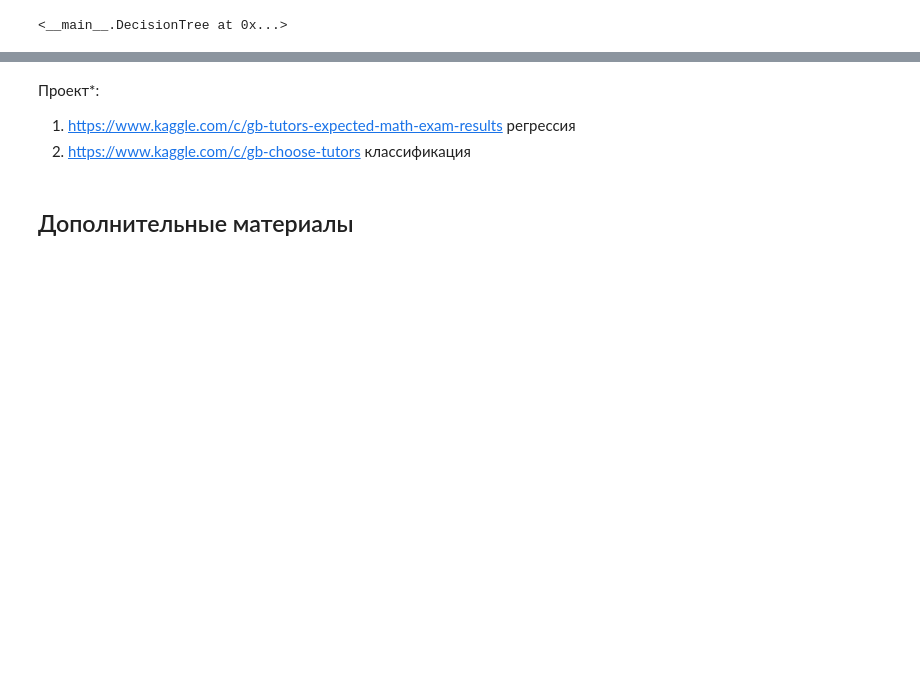
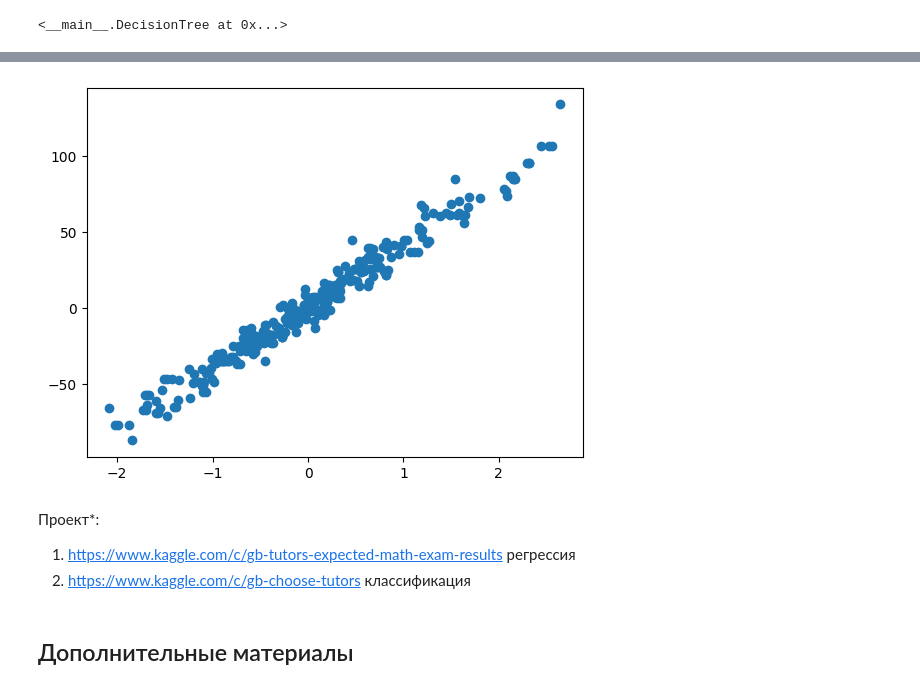
Before and after one commit to mogilyoy/data_analysis_algorthms, a Jupyter notebook: lesson_4/Lesson_4_extended.ipynb, the cells around one changed output, grey strips where cells are left out. Drawn from its saved outputs; the diff is of its cells as text; code cells hidden in the pictures; blank space fills up the shorter version.

```diff
--- a/lesson_4/Lesson_4_extended.ipynb
+++ b/lesson_4/Lesson_4_extended.ipynb
@@ -1142,7 +1125,7 @@ from sklearn.model_selection import train_test_split
 
 x_train, x_test, y_train, y_test = train_test_split(x, y, test_size=0.3, random_state=42)
 # %%
-model = DecisionTree(max_depth=3)
+model = DecisionTree(max_depth=2)
 model.fit(x_train, y_train)
 # %% [output]
 <__main__.DecisionTree at 0x...>
@@ -1153,3 +1147,8 @@ NameError: name 'classify_object' is not defined
+# %%
+plt.scatter(x_test[:, 0], y_pred)
+None
+# %% [output]
+[figure, added]
 # %% [markdown]
 Проект*:
 1. https://www.kaggle.com/c/gb-tutors-expected-math-exam-results регрессия
```
Also changed, not shown: parts of 6 cells of this notebook.
